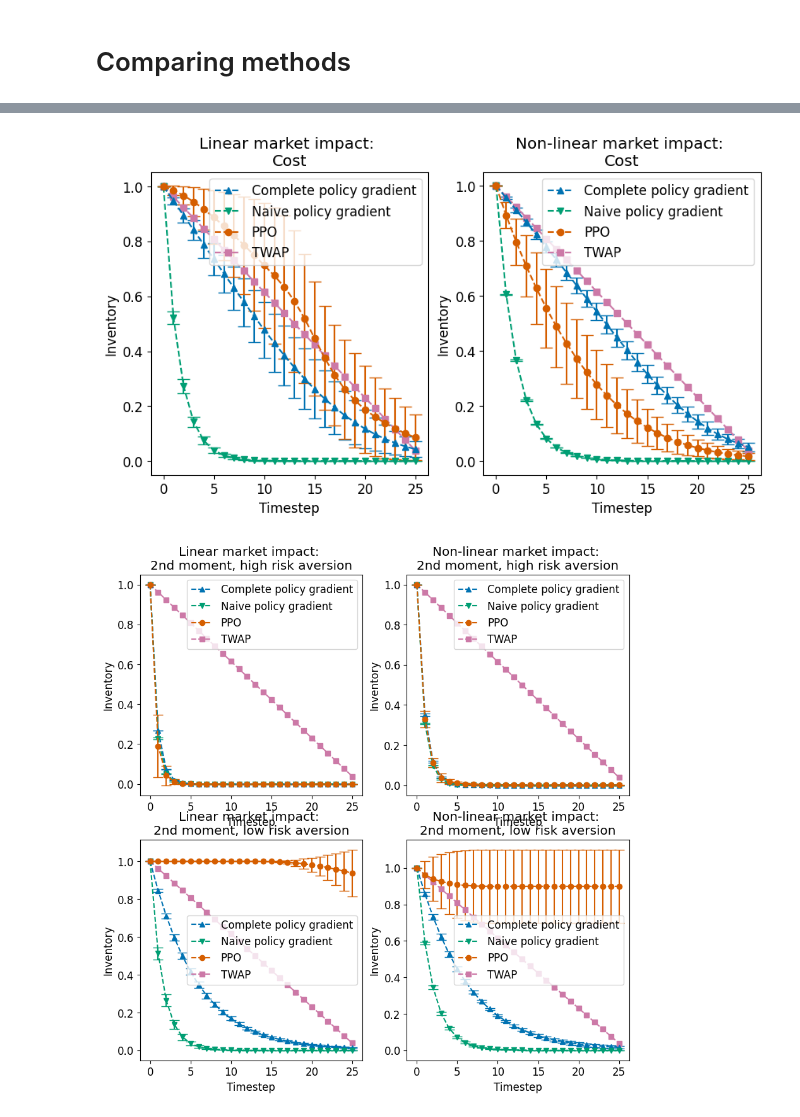
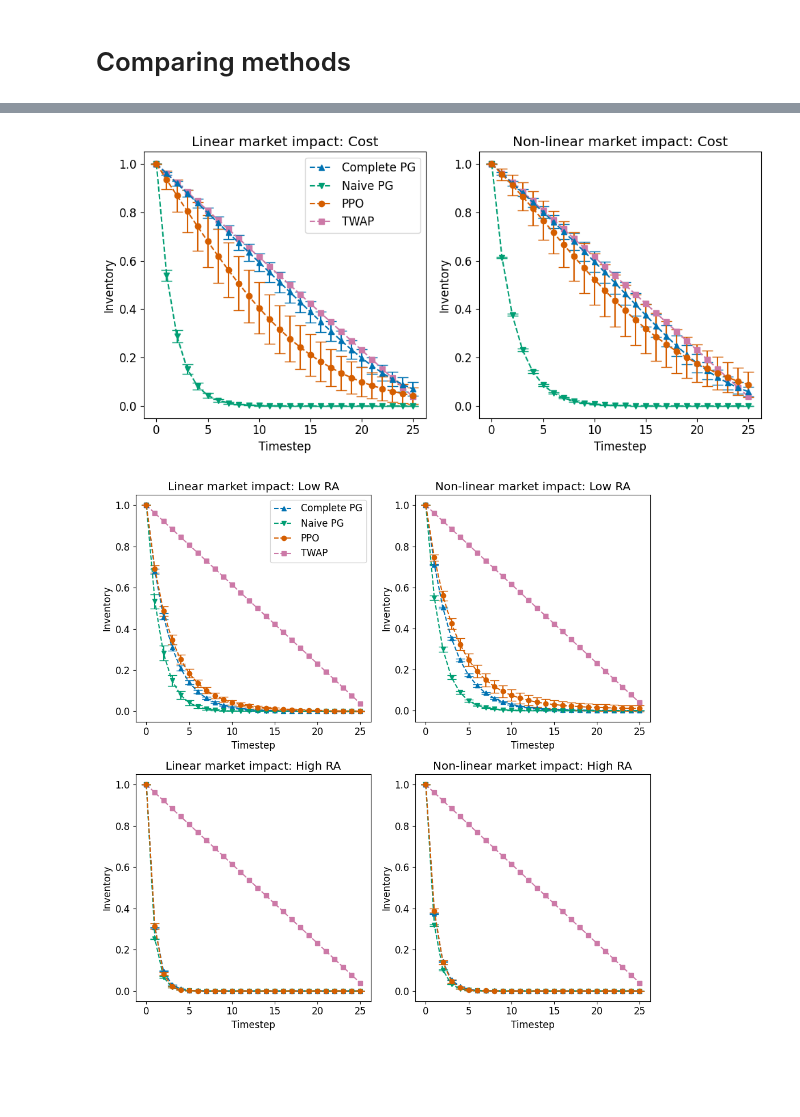
Before and after one commit to hhultin/policy-gradient, a Jupyter notebook: Order Execution Evaluation.ipynb, the cells around one changed output, grey strips where cells are left out. Drawn from its saved outputs; the diff is of its cells as text; code cells hidden in the pictures; blank space fills up the shorter version.

```diff
--- a/Order Execution Evaluation.ipynb
+++ b/Order Execution Evaluation.ipynb
@@ -127,20 +37,20 @@ for file in os.listdir(directory):
     filename = os.fsdecode(file)
     if filename.endswith(".pkl"):
         filenames.append(filename)
-        results.append(pickle.load( open( "results/execution/" + filename, "rb" ) ))
+        results.append(CPU_Unpickler( open( "results/execution/" + filename, "rb" ) ).load())
 
 num_runs = results[0]["num_runs"]
-gradient_types = {"complete": "Complete policy gradient", "naive": "Naive policy gradient", "ppo": "PPO"}
-objectives = {"cost": "Cost", "forsyth_high": "2nd moment, high risk aversion", "forsyth_low": "2nd moment, low risk aversion", "exponential_high": "Exponential, high risk aversion", "exponential_low": "Exponential, low risk aversion"}
+gradient_types = {"complete": "Complete PG", "naive": "Naive PG", "ppo": "PPO"}
+objectives = {"cost": "Cost", "exponential_low": "Low RA", "exponential_high": "High RA"}
 objectives_list = list(objectives.keys())
-objective_types = ("cost", "forsyth", "exponential")
-param_values = (None, 200, 300, 1.0, 0.1)
+objective_types = ("cost", "exponential")
+param_values = (None, 0.1, 1.0)
 baselines = {"twap": "TWAP", "all_trading": "Trading all", "no_trading": "No trading"}
 cost_type = ("forsyth", "linear")
 
 columns = ["objective"] + list(baselines.values())
 for e1,e2 in product(objectives.values(), gradient_types.values()):
-    columns.append(e1+": "+e2)
+    columns.append(e2+": "+e1)
 
 df_forsyth = pd.DataFrame(columns=columns, index=np.arange(num_runs * len(objectives_list)), dtype="float")
 df_linear = pd.DataFrame(columns=columns, index=np.arange(num_runs * len(objectives_list)), dtype="float")
@@ -156,16 +66,14 @@ for i in range(len(results)):
     args = Namespace(**r)
     using_torch = True
     if "objective" in r:
-        if r["objective"] == "forsyth":
-            objective_name = "forsyth_low" if args.gamma == 300 else "forsyth_high"
-        elif r["objective"] == "exponential":
+        if r["objective"] == "exponential":
             objective_name = "exponential_low" if args.exp_param == 0.1 else "exponential_high"
         else:
             objective_name = r["objective"]
     if filenames[i].startswith("order_execution"):
-        c = objectives[objective_name] + ": " + gradient_types[r["gradient_type"]]
+        c = gradient_types[r["gradient_type"]]  + ": " + objectives[objective_name]
     elif filenames[i].startswith("ppo_order_execution"):
-        c = objectives[objective_name] + ": " + gradient_types["ppo"]
+        c = gradient_types["ppo"] + ": " + objectives[objective_name]
         using_torch = False
     else:
         idx = filenames[i].find("order_execution") - 1
@@ -173,9 +81,7 @@ for i in range(len(results)):
     names.append(c)
     for j in range(len(objectives)):
         args.objective = objectives_list[j].split("_")[0]
-        if args.objective == "forsyth":
-            args.gamma = param_values[j]
-        elif args.objective == "exponential":
+        if args.objective == "exponential":
             args.exp_param = param_values[j]
         if using_torch:
             vals = torch.mean(compute_objective(r["endvals"], args), axis=-1)
@@ -197,10 +103,10 @@ grouped_forsyth, code_forsyth = make_transposed_table(df_forsyth,
                      num_decimal = 4
                           )
 
-table_filename_linear = f"results/order_execution_linear.tex"
+table_filename_linear = f"results/execution_linear.tex"
 with open(table_filename_linear, "w") as fp:
     fp.write(code_linear)
 
-table_filename_forsyth = f"results/order_execution_forsyth.tex"
+table_filename_forsyth = f"results/execution_forsyth.tex"
 with open(table_filename_forsyth, "w") as fp:
     fp.write(code_forsyth)
@@ -269,7 +155,7 @@ plt.style.use('seaborn-colorblind')
 markers = ("^--", "v--", "o--", "s--")
 plt.rcParams.update({'font.size': 12})
 cols = plt.rcParams['axes.prop_cycle'].by_key()['color']
-param_vals = (1,2,2)
+param_vals = (1,2)
 figs = [plt.subplots(i, 2, figsize=(10,5*i)) for i in param_vals]
 axs = [f[1] for f in figs]
 titles = ("Linear market impact", "Non-linear market impact")
@@ -281,40 +167,39 @@ for fig_i in range(len(figs)):
         for ii in range(param_vals[fig_i]):
             ax = axs[fig_i][i] if param_vals[fig_i] == 1 else axs[fig_i][ii, i]
             col_idx = 0
             for j in range(len(results)):
                 r = results[j]
                 if "objective" in r:
-                    if r["objective"] == "forsyth":
-                        objective_name = "forsyth_low" if r["gamma"] == 300 else "forsyth_high"
-                    elif r["objective"] == "exponential":
+                    if r["objective"] == "exponential":
                         objective_name = "exponential_low" if r["exp_param"] == 0.1 else "exponential_high"
                     else:
                         objective_name = r["objective"]
                 if "quantity" in r.keys() and r["objective"] == objective_types[fig_i]:
                     idx = ((1 if r["cost_type"] == "forsyth" else 0), obj_list.index(objective_name))
                     if idx[0] == i and idx[1] == ii:
                         if torch_cols[j]:
                             quantities = torch.mean(r["quantity"], axis=(-1,)).detach().numpy()
                         else:
                             quantities = np.mean(r["quantity"], axis=(-1,))
-                        name = names[j].split("_")[0].replace("ppo", "PPO").split(": ")[-1]
                         std_values = np.std(quantities, axis=0)
                         mean_values = np.mean(quantities, axis=0)
                         ax.errorbar(xs, mean_values, yerr=std_values, capsize=6, fmt=markers[col_idx], markersize=6)
-                        ax.plot((0,),(1,), markers[col_idx], label=name, color=cols[col_idx], markersize=6)
+                        ax.plot((0,),(1,), markers[col_idx], label=names[j].split(": ")[0] , color=cols[col_idx], markersize=6)
                         col_idx += 1
 
             twap_action = -results[0]["alpha0"]/(results[0]["n"] + 1)
             twap_quantity = 1 + np.arange(0,results[0]["n"]+1)*twap_action
             ax.plot(xs, twap_quantity, markers[3], markersize=6)
             ax.plot((0,),(1,),markers[3], label="TWAP", color=cols[3], markersize=6)
             ax.set_xlabel("Timestep")
             ax.set_ylabel("Inventory")
-            ax.legend()
-            ax.set_title(titles[i] + ": \n" + objectives[obj_list[ii]])
+            ax.set_title(titles[i] + ": " + objectives[obj_list[ii]])
+            if (i, ii) == (0, 0):
+                ax.legend()
 
-        tikzplotlib.save('results/order_execution_quantity_{}.tex'.format(objective_types[fig_i]), figure=figs[fig_i][0], encoding='utf-8')
+        figs[fig_i][0].tight_layout()
+        tikzplotlib.save('results/execution_quantity_{}.tex'.format(objective_types[fig_i]), figure=figs[fig_i][0], encoding='utf-8')
 plt.show()
 # %% [output]
-[figure, old version]
+[figure, new version]
-[figure, old version]
+[figure, new version]
```
Also changed, not shown: parts of 11 cells of this notebook, 7 other files.
